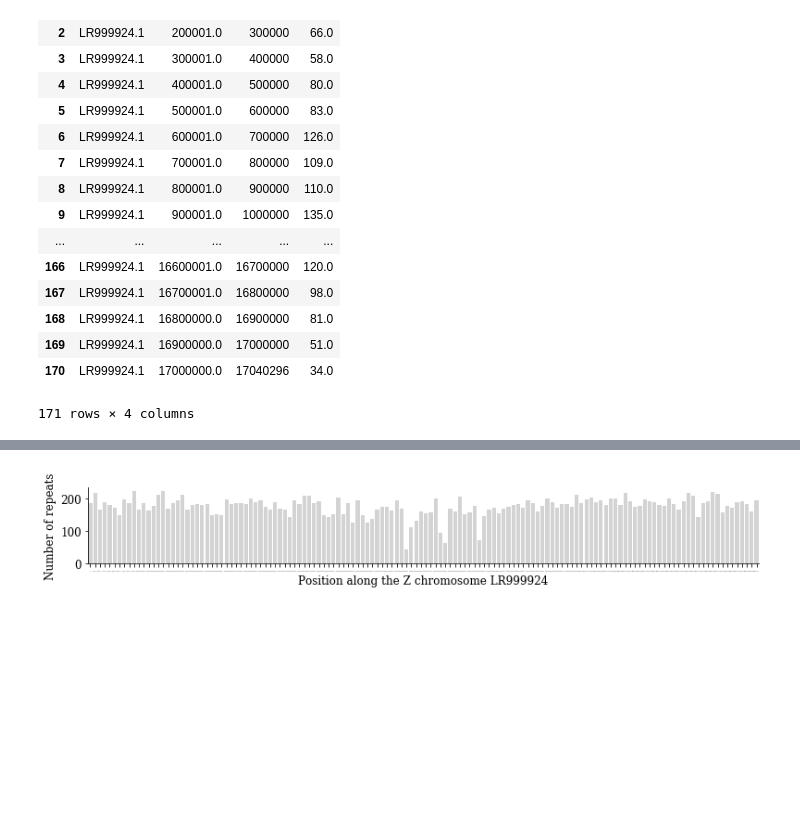
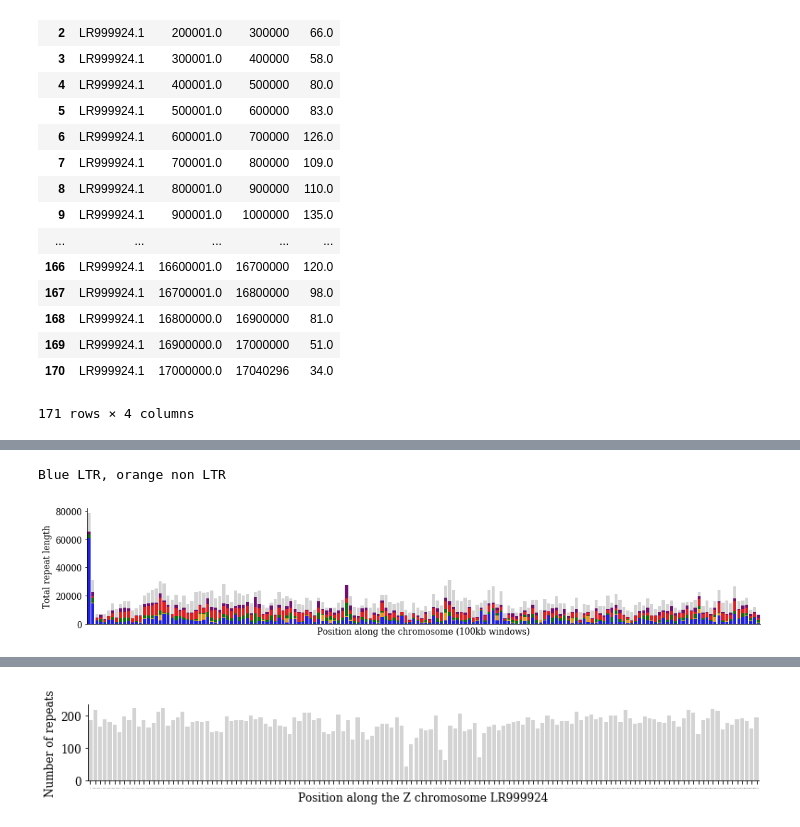
Before and after one commit to DaSh-bash/GenomeVanessa, a Jupyter notebook: VanessaRepeat/RepeatWindowAnalysis.ipynb, the cells around one changed output, grey strips where cells are left out. Saved outputs shown, nothing was run; the diff lists cells and outputs as text; code cells hidden in the pictures; blank space fills up the shorter version.

```diff
--- a/VanessaRepeat/RepeatWindowAnalysis.ipynb
+++ b/VanessaRepeat/RepeatWindowAnalysis.ipynb
@@ -84,0 +296,29 @@ def make_repeat_df(path):
+# %%
+ml.rcParams['figure.figsize'] = (17, 3)
+sns.barplot(x=df3["begin"], y=df3["length_rpt"] , color="lightgrey")
+#plt.xticks(rotation=90)
+plt.tick_params(axis='x', labelsize=1)
+plt.rcParams['axes.spines.left'] = True
+plt.rcParams['axes.spines.right'] = False
+plt.rcParams['axes.spines.top'] = False
+plt.rcParams['axes.spines.bottom'] = True
+plt.xlabel("Position along the chromosome")
+plt.ylabel("Number of repeats")
+#plt.savefig("/Users/dshipilina/GitHub/repeat_40.png",bbox_inches="tight")
+sns.barplot(x=df3["begin"], y=df3["LINEsum"] , color="purple")
+sns.barplot(x=df3["begin"], y=df3["SINEsum"] , color="red")
+sns.barplot(x=df3["begin"], y=df3["DNAsum"] , color="green")
+#sns.barplot(x=df3["begin"], y=df3["length_nonLTR"] , color="blue")
+sns.barplot(x=df3["begin"], y=df3["length_LTR"] , color="orange")
+sns.barplot(x=df3["begin"], y=df3["length_nonLTR"] , color="blue")
+
+plt.xlabel("Position along the chromosome (100kb windows)")
+plt.ylabel("Total repeat length")
+ax = plt.gca()
+ax.axes.xaxis.set_ticks([])
+#ax.axes.yaxis.set_ticks([])
+print("Blue LTR, orange non LTR")
+plt.show()
+# %% [output]
+Blue LTR, orange non LTR
+[figure, added]
```
Also changed, not shown: parts of 11 cells of this notebook.
